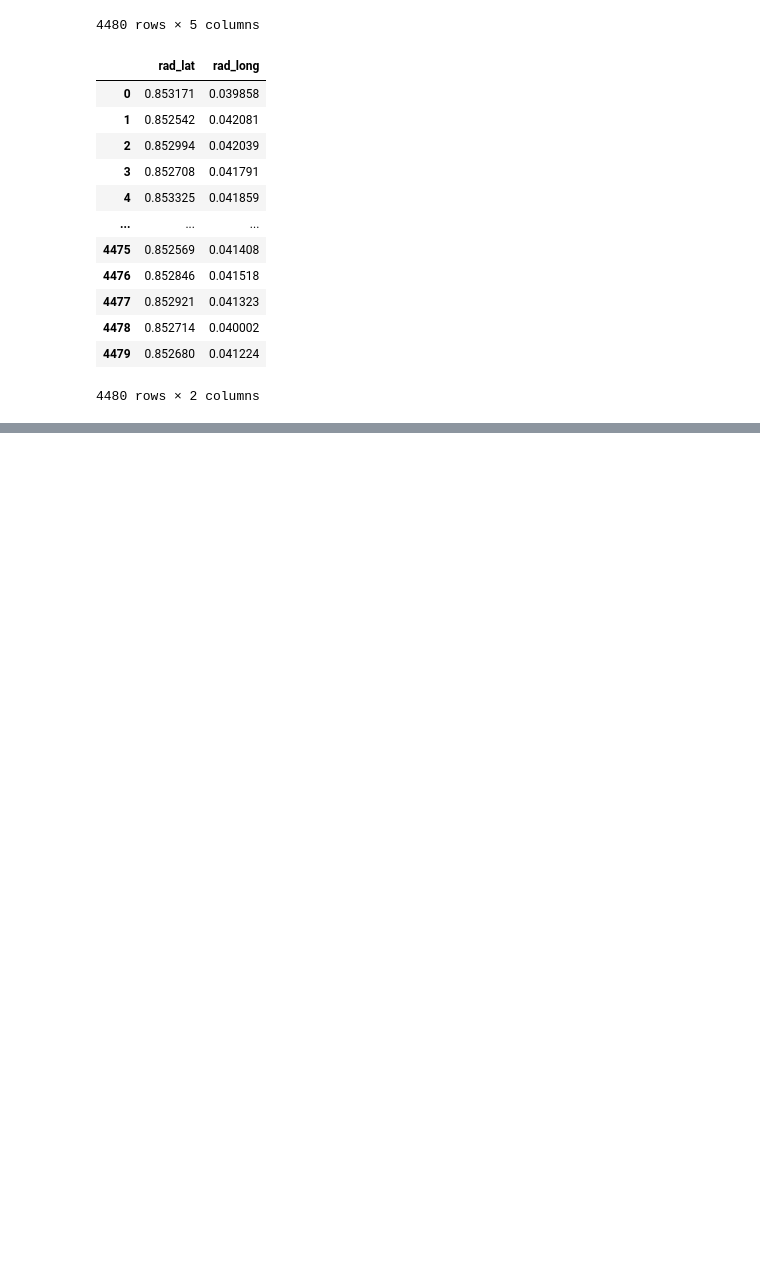
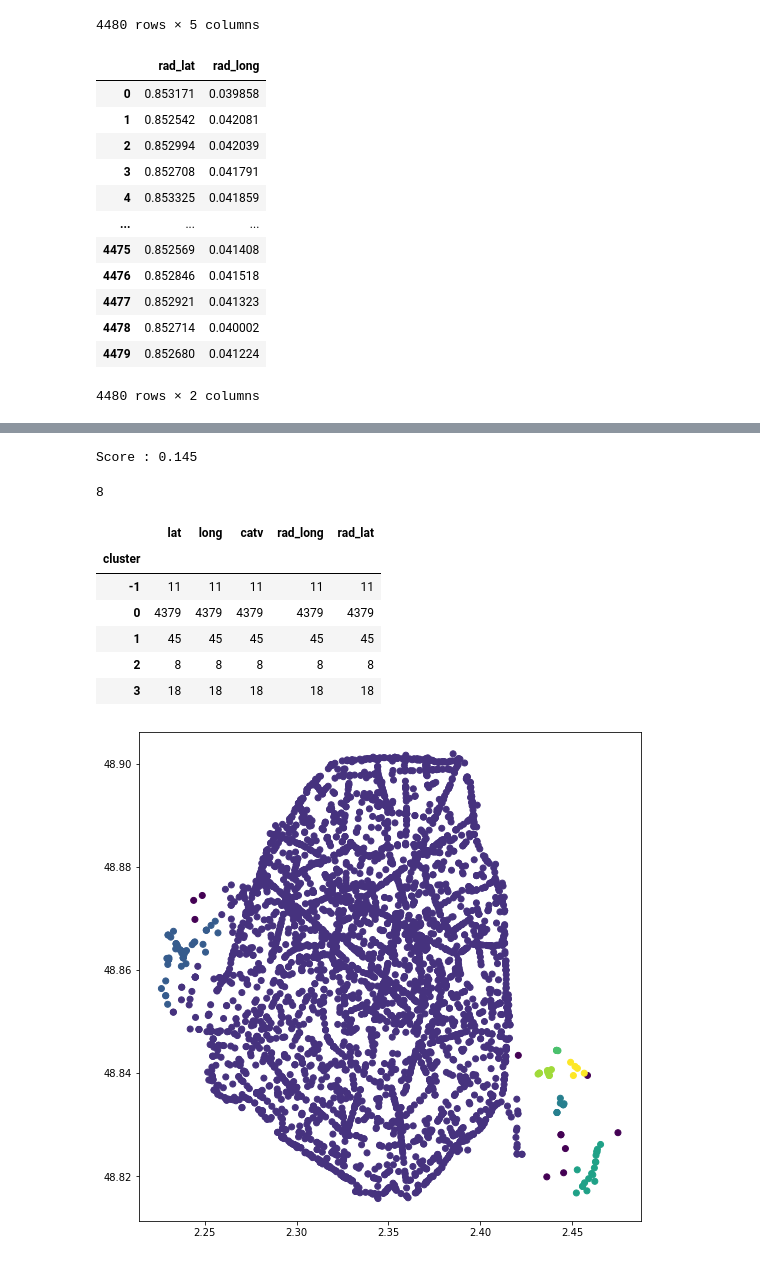
Before and after one commit to MKrouma/2R, a Jupyter notebook: prod/model/model_dev.ipynb, the cells around one changed output, grey strips where cells are left out. Saved outputs shown, nothing was run; the diff lists cells and outputs as text; code cells hidden in the pictures; blank space fills up the shorter version.

```diff
--- a/prod/model/model_dev.ipynb
+++ b/prod/model/model_dev.ipynb
@@ -177,0 +225,26 @@ plot_clusters(df_to_plot)
+# %%
+hyperparam_tune = {
+    "eps_in_meters" : eps_elbow_m,
+    "num_samples" : neighbors,
+    "metric_dist" : "haversine",
+    "algorithm" : "ball_tree"
+}
+
+accidents_df_tune, db_scan = cluster_model(accidents_df, hyperparam_tune)
+display(len(set(accidents_df_tune["cluster"])))
+display(accidents_df_tune.groupby(["cluster"]).count().head())
+
+mask = accidents_df_tune["cluster"].isin([-1])
+df_to_plot = accidents_df_tune[~mask]
+plot_clusters(accidents_df_tune)
+# %% [output]
+Score : 0.145
+8
+|  | lat | long | catv | rad_long | rad_lat |
+| cluster |  |  |  |  |  |
+| -1 | 11 | 11 | 11 | 11 | 11 |
+| 0 | 4379 | 4379 | 4379 | 4379 | 4379 |
+| 1 | 45 | 45 | 45 | 45 | 45 |
+| 2 | 8 | 8 | 8 | 8 | 8 |
+| 3 | 18 | 18 | 18 | 18 | 18 |
+[figure, added]
```
Also changed, not shown: parts of 8 cells of this notebook, 6 other files.
